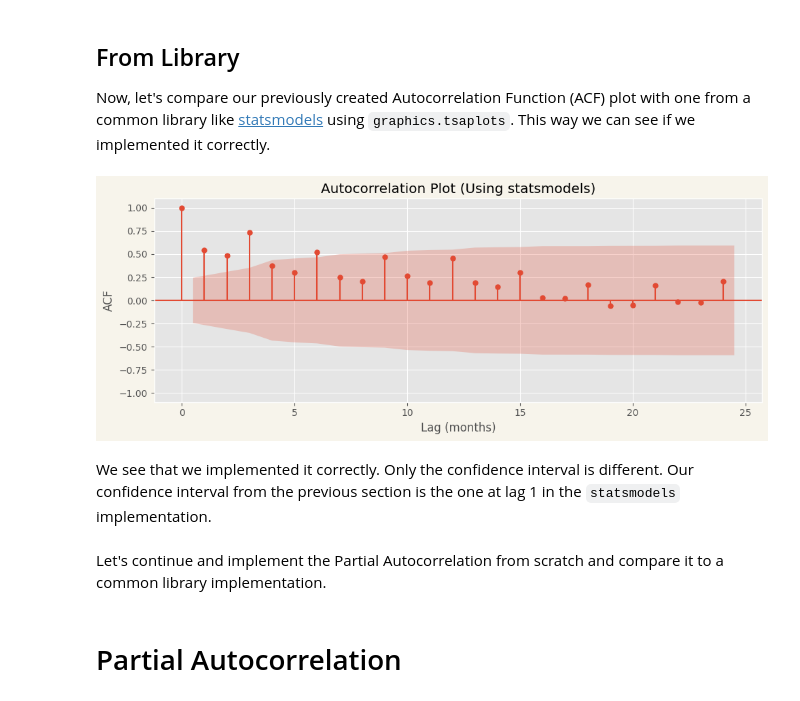
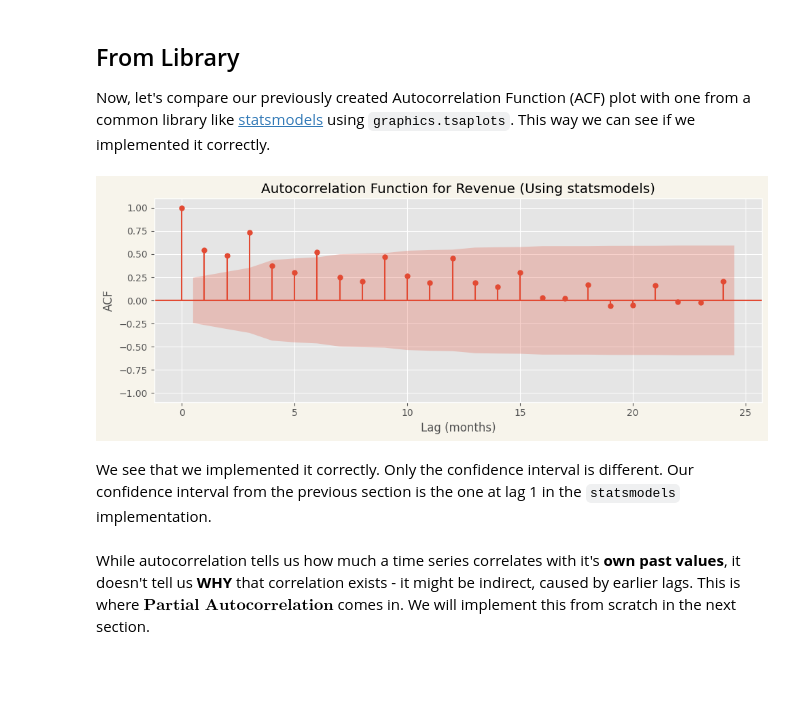
Before and after one commit to PeeteKeesel/kaggle-verse, a Jupyter notebook: time-series-understanding-autocorrelation.ipynb, the cells around one changed output. Cells and saved outputs as stored; diff of their text form; code cells hidden in the pictures; blank space fills up the shorter version.

Commit message:
Kaggle Notebook | 🧠Time Series ⏱️ Understanding Autocorrelation🌀 | Version 13

```diff
--- a/time-series-understanding-autocorrelation.ipynb
+++ b/time-series-understanding-autocorrelation.ipynb
@@ -535,26 +535,24 @@ from statsmodels.graphics.tsaplots import plot_acf
 # %%
 fig, ax = plt.subplots(figsize=(10, 4), facecolor=FACECOLOR)
 
 plot_acf(
     y,
     lags=24,
     alpha=0.05,
     ax=ax,
-    title="Autocorrelation Plot (Using statsmodels)",
+    title="Autocorrelation Function for Revenue (Using statsmodels)",
     zero=True,
 )
 
 ax.set_xlabel("Lag (months)")
 ax.set_ylabel("ACF")
 ax.set_ylim(-1.1, 1.1)
 
 plt.tight_layout()
 plt.show()
 # %% [output]
-[figure, old version]
+[figure, new version]
 # %% [markdown]
 We see that we implemented it correctly. Only the confidence interval is different. Our confidence interval from the previous section is the one at lag 1 in the `statsmodels` implementation.
-# %% [markdown]
-Let's continue and implement the Partial Autocorrelation from scratch and compare it to a common library implementation.
-# %% [markdown]
-# Partial Autocorrelation
+# %% [markdown]
+While autocorrelation tells us how much a time series correlates with it's **own past values**, it doesn't tell us **WHY** that correlation exists - it might be indirect, caused by earlier lags. This is where $\textbf{Partial Autocorrelation}$ comes in. We will implement this from scratch in the next section.
```
Also changed, not shown: parts of 3 cells of this notebook.
